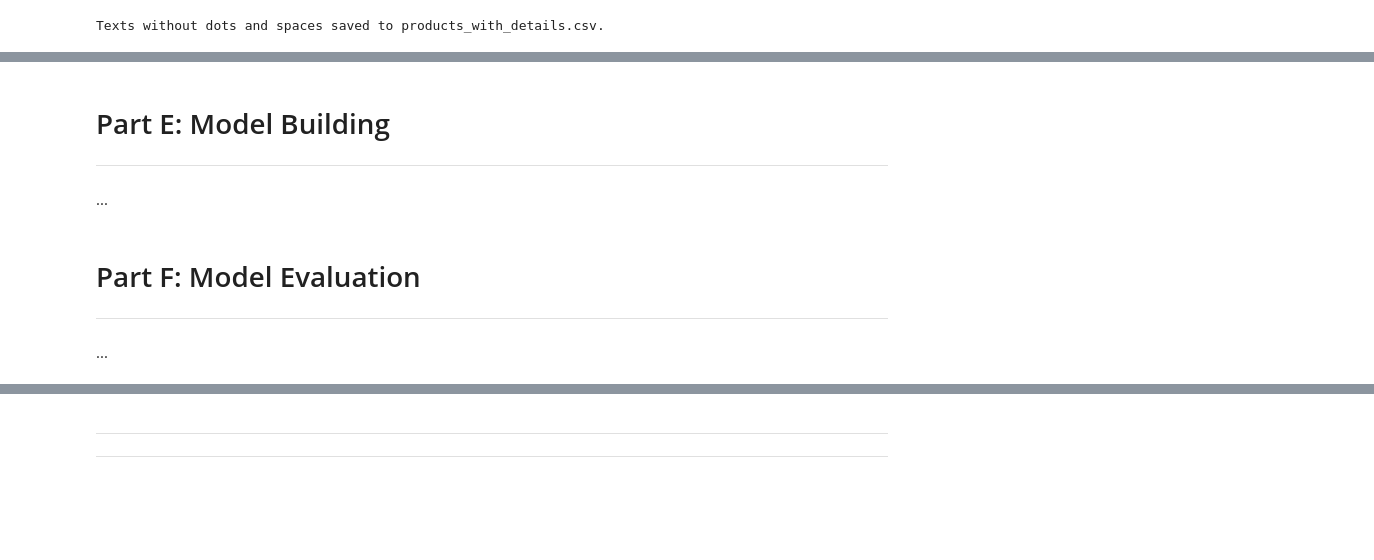
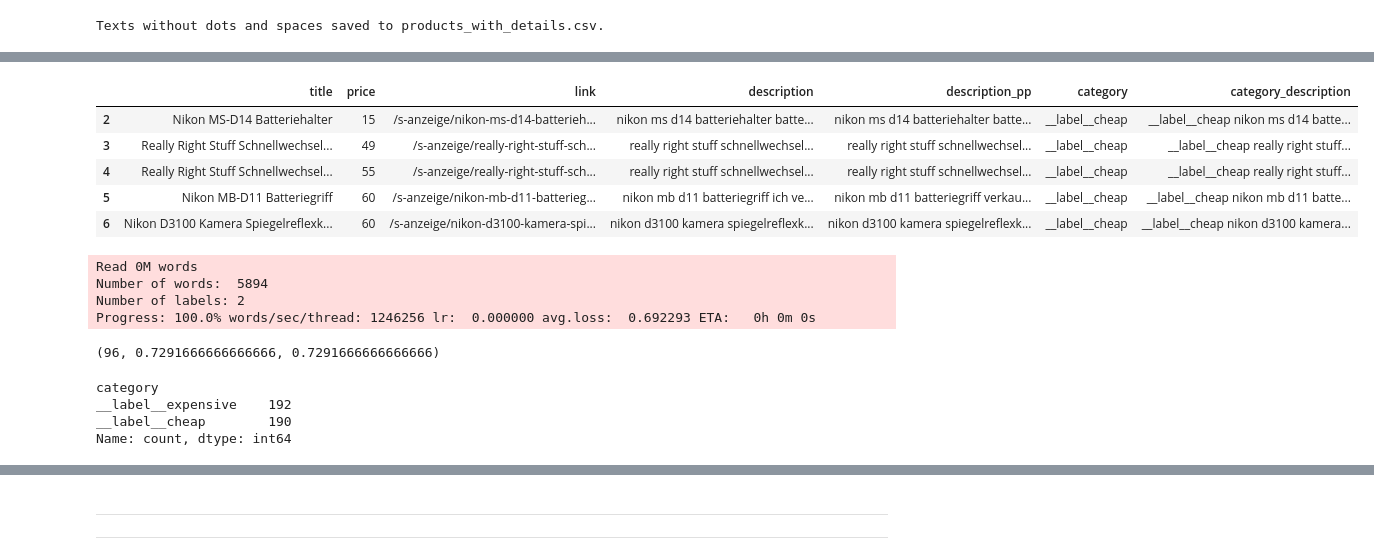
Before and after one commit to JaninaBistron/PriceTracker, a Jupyter notebook: PriceTracker.ipynb, the cells around one changed output, grey strips where cells are left out. Cells and saved outputs as stored; diff of their text form; code cells hidden in the pictures; blank space fills up the shorter version.

```diff
--- a/PriceTracker.ipynb
+++ b/PriceTracker.ipynb
@@ -381,10 +413,60 @@ or
-# %% [markdown]
-# Part E: Model Building
----
-
-...
-# %% [markdown]
-# Part F: Model Evaluation
----
-
-...
+# %%
+# load csv trainings data
+trainings_data = pd.read_csv('trainings_data.csv')
+trainings_data = trainings_data[trainings_data['price'] != 0]
+trainings_data = trainings_data[trainings_data['price'] < 2500]
+
+# categorize
+def categorize(price):
+    if 0 <= price <= 350:
+        return 'cheap'
+    elif 351 <= price <= 2500:
+        return 'expensive'
+
+# new column 'category'
+trainings_data['category'] = trainings_data['price'].apply(categorize)
+
+# preprocessing (alternative way)
+def preprocess(text):
+    text = re.sub(r'[^\w\s\']',' ', text)
+    text = re.sub(' +', ' ', text)
+    return text.strip().lower()
+
+# label
+trainings_data['description'] = trainings_data['description'].map(preprocess)
+trainings_data['category'] = '__label__' + trainings_data['category'].astype(str)
+trainings_data['category_description'] = trainings_data['category'] + ' ' + trainings_data['description']
+trainings_data = trainings_data.dropna(subset=["category_description"])
+
+trainings_data.head()
+# %% [output]
+|  | title | price | link | description | description_pp | category | category_description |
+| 2 | Nikon MS-D14 Batteriehalter | 15 | /s-anzeige/nikon-ms-d14-batterieh... | nikon ms d14 batteriehalter batte... | nikon ms d14 batteriehalter batte... | __label__cheap | __label__cheap nikon ms d14 batte... |
+| 3 | Really Right Stuff Schnellwechsel... | 49 | /s-anzeige/really-right-stuff-sch... | really right stuff schnellwechsel... | really right stuff schnellwechsel... | __label__cheap | __label__cheap really right stuff... |
+| 4 | Really Right Stuff Schnellwechsel... | 55 | /s-anzeige/really-right-stuff-sch... | really right stuff schnellwechsel... | really right stuff schnellwechsel... | __label__cheap | __label__cheap really right stuff... |
+| 5 | Nikon MB-D11 Batteriegriff | 60 | /s-anzeige/nikon-mb-d11-batterieg... | nikon mb d11 batteriegriff ich ve... | nikon mb d11 batteriegriff verkau... | __label__cheap | __label__cheap nikon mb d11 batte... |
+| 6 | Nikon D3100 Kamera Spiegelreflexk... | 60 | /s-anzeige/nikon-d3100-kamera-spi... | nikon d3100 kamera spiegelreflexk... | nikon d3100 kamera spiegelreflexk... | __label__cheap | __label__cheap nikon d3100 kamera... |
+# %%
+# train test split
+train, test = train_test_split(trainings_data, test_size=0.2, stratify=trainings_data['category'])
+
+train.to_csv("trainings_data.train", columns=["category_description"], index=False, header=False)
+test.to_csv("trainings_data.test", columns=["category_description"], index=False, header=False)
+
+model = fasttext.train_supervised(input="trainings_data.train", lr=0.1, epoch=25, dim=100)
+model.test("trainings_data.test")
+# %% [output]
+Read 0M words
+Number of words:  5894
+Number of labels: 2
+Progress: 100.0% words/sec/thread: 1246256 lr:  0.000000 avg.loss:  0.692293 ETA:   0h 0m 0s
+(96, 0.7291666666666666, 0.7291666666666666)
+# %%
+# check if data set is balanced
+class_counts = train['category'].value_counts()
+print(class_counts)
+# %% [output]
+category
+__label__expensive    192
+__label__cheap        190
+Name: count, dtype: int64
```
Also changed, not shown: parts of 22 cells of this notebook, 1 other file.
